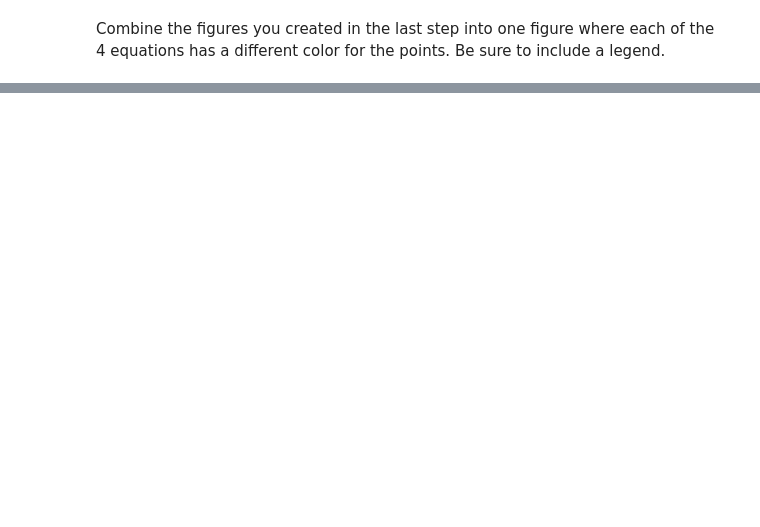
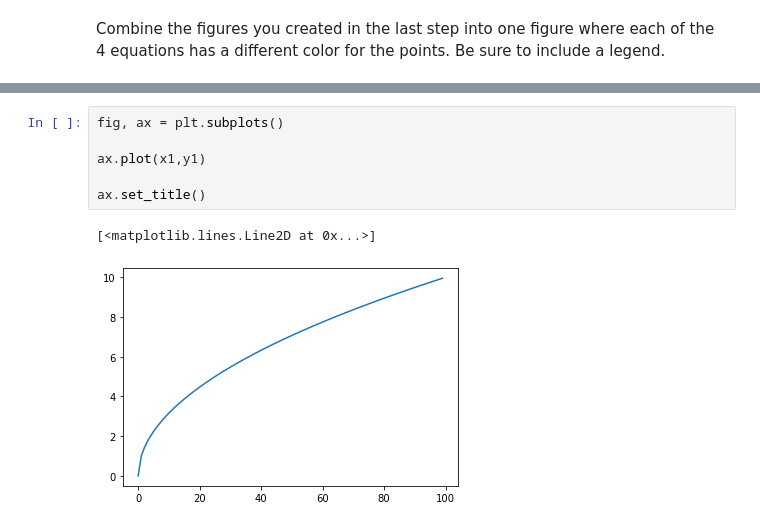
Before and after one commit to CodeupClassroom/hopper-data-science-libraries, a Jupyter notebook: matplotlib_exercise_solutions.ipynb, the cells around one changed output, grey strips where cells are left out. Drawn from its saved outputs; the diff is of its cells as text; blank space fills up the shorter version.

```diff
--- a/matplotlib_exercise_solutions.ipynb
+++ b/matplotlib_exercise_solutions.ipynb
@@ -197,0 +199,9 @@ plt.show()
+# %%
+fig, ax = plt.subplots()
+
+ax.plot(x1,y1)
+
+ax.set_title()
+# %% [output]
+[<matplotlib.lines.Line2D at 0x...>]
+[figure, added]
```
Also changed, not shown: parts of 7 cells of this notebook.
